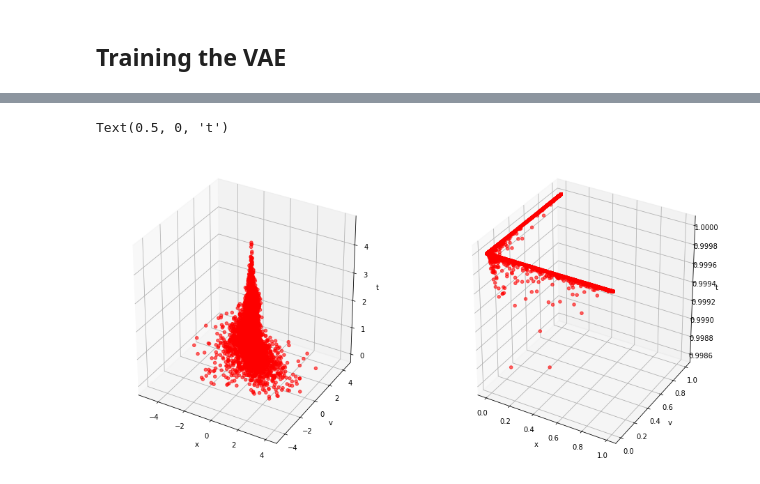
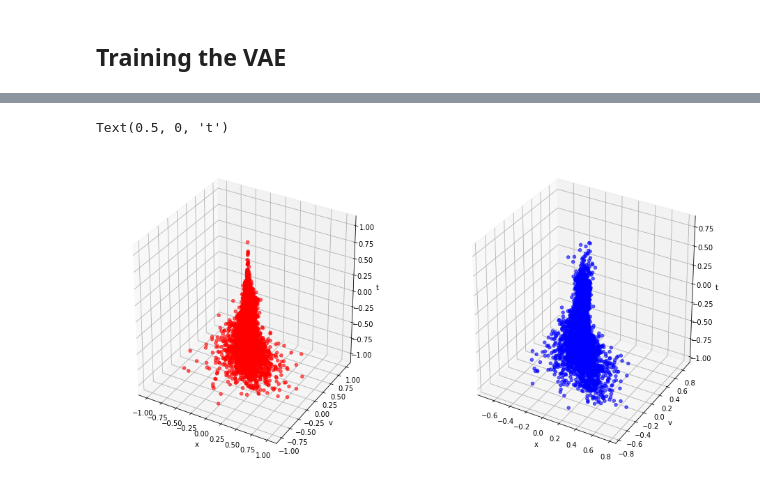
Before and after one commit to massastrello/PDMP-ID, a Jupyter notebook: pyPDMP/notebooks/VAE-PDMP.ipynb, the cells around one changed output, grey strips where cells are left out. Drawn from its saved outputs; the diff is of its cells as text; code cells hidden in the pictures.

```diff
--- a/pyPDMP/notebooks/VAE-PDMP.ipynb
+++ b/pyPDMP/notebooks/VAE-PDMP.ipynb
@@ -83,8 +133,21 @@ VAE(
 # %%
 dataset = torch.utils.data.TensorDataset(X,y)
 data_loader = torch.utils.data.DataLoader(dataset=dataset,
-                                          batch_size=32,
+                                          batch_size=512,
                                           shuffle=True)
+# %%
+# Reconstruction + KL divergence losses summed over all elements and batch
+def loss_functionzz(recon_x, x, mu, logvar, size, r):
+    if r >= 1000: r = 1000
+    #BCE = F.binary_cross_entropy(recon_x, x.view(-1, size), reduction='sum')
+    loss = F.mse_loss(recon_x, x, reduction='sum')
+    # see Appendix B from VAE paper:
+    # Kingma and Welling. Auto-Encoding Variational Bayes. ICLR, 2014
+    # https://arxiv.org/abs/1312.6114
+    # 0.5 * sum(1 + log(sigma^2) - mu^2 - sigma^2)
+    KLD = 0.01*(-0.5 * torch.sum(1 + logvar - mu.pow(2) - logvar.exp()))
+    loss += KLD
+    return loss
 # %%
 size = 3
 
@@ -112,5 +175,0 @@ def train(m, loader, epoch):
-# %%
-epochs = 100
-
-for i in range(epochs):
-    train(m, data_loader, i)
@@ -134,0 +176,2 @@ Train Epoch: 99 [3200/5000 (64%)]       Loss: -23.162552
+# %%
+train(m, data_loader, 100)
@@ -138,16 +199,16 @@ y = m(x.float().view(-1,size))[0].detach().numpy()
 # %%
 fig = plt.figure(figsize = (16,8))
 ax1 = fig.add_subplot(121,projection='3d')
-ax1.scatter(xs = Xevent[:,0], ys = Xevent[:,1],zs = Xevent[:,2],alpha = .6,color = 'red')
+ax1.scatter(xs = X[:,0], ys = X[:,1],zs = X[:,2],alpha = .6,color = 'red')
 ax1.set_xlabel('x')
 ax1.set_ylabel('v')
 ax1.set_zlabel('t')
 #
 ax2 = fig.add_subplot(122,projection='3d')
-ax2.scatter(xs = y[:,0], ys = y[:,1],zs = y[:,2],alpha = .6,color = 'red')
+ax2.scatter(xs = y[:,0], ys = y[:,1],zs = y[:,2],alpha = .6,color = 'blue')
 ax2.set_xlabel('x')
 ax2.set_ylabel('v')
 ax2.set_zlabel('t')
 # %% [output]
 Text(0.5, 0, 't')
-[figure, old version]
+[figure, new version]
```
Also changed, not shown: parts of 10 cells of this notebook, 2 other files.
